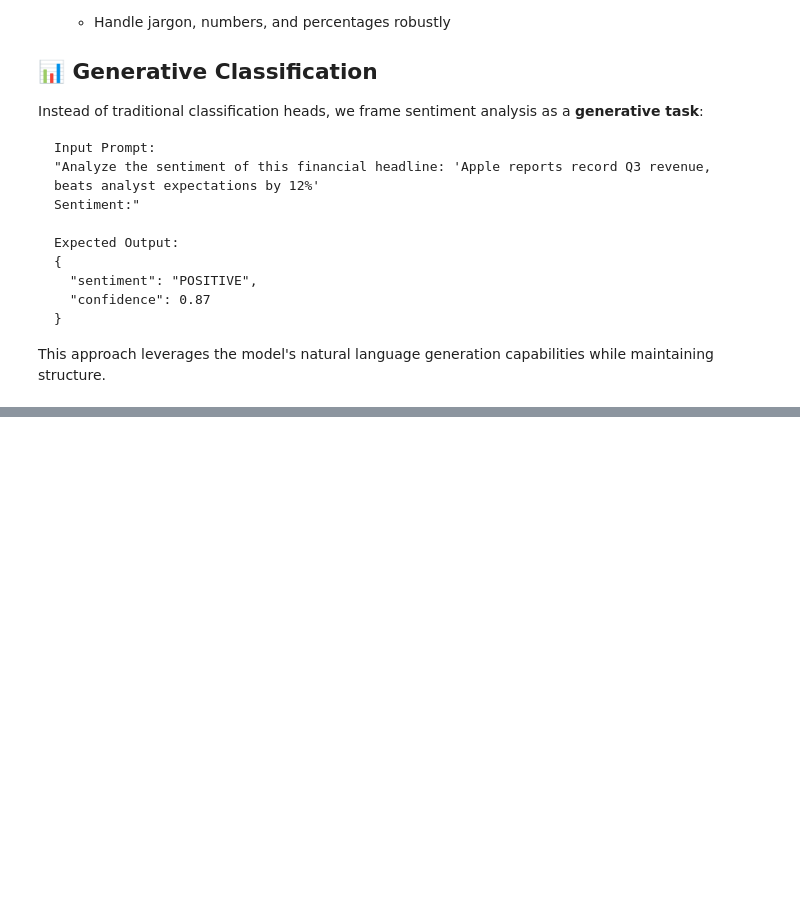
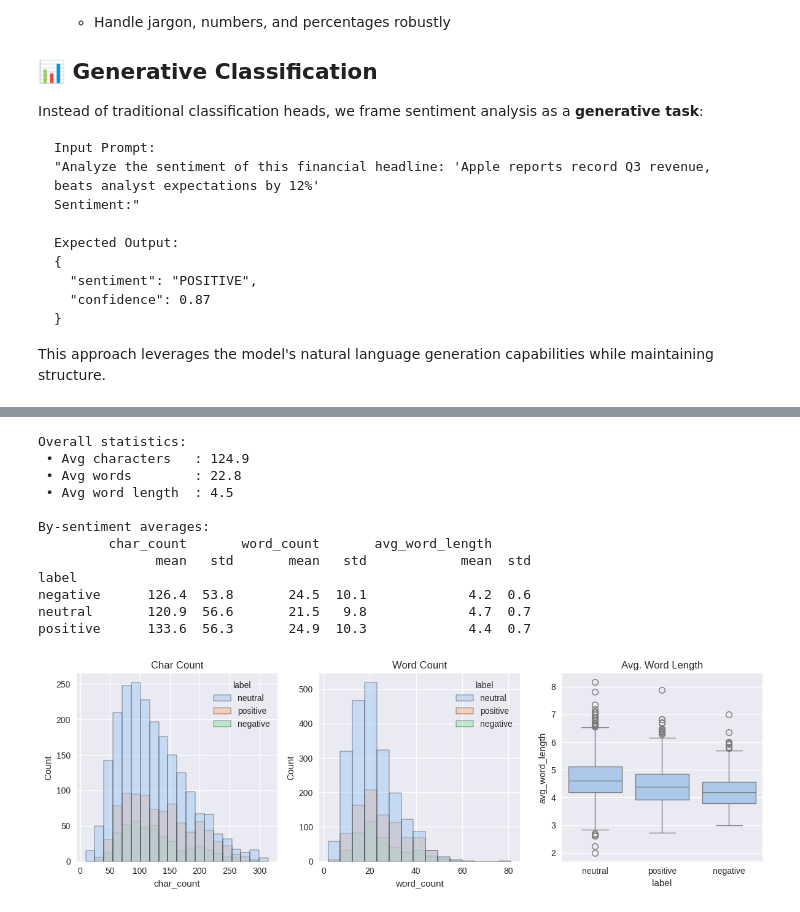
Before and after one commit to amanzoni1/Fine_Tuning, a Jupyter notebook: SFT_Gemma_7B_Instruct.ipynb, the cells around one changed output, grey strips where cells are left out. Saved outputs shown, nothing was run; the diff lists cells and outputs as text; code cells hidden in the pictures; blank space fills up the shorter version.

Commit message:
data analysis

```diff
--- a/SFT_Gemma_7B_Instruct.ipynb
+++ b/SFT_Gemma_7B_Instruct.ipynb
@@ -659,0 +116,14 @@ Make sure to have access to it at https://huggingface.co/google/gemma-7b-it.
+# %%
+# get the label names from the ClassLabel feature
+label_names = dataset.features["label"].names
+
+for label_id, label_name in enumerate(label_names):
+    print(f"\n{label_name.upper()} examples:")
+    # filter down to this label, then select the first 3
+    examples = (
+        dataset
+        .filter(lambda ex: ex["label"] == label_id)
+        .select(range(3))
+    )
+    for i, ex in enumerate(examples, start=1):
+        print(f"  {i}. {ex['sentence']}")
@@ -659,0 +179,48 @@ Make sure to have access to it at https://huggingface.co/google/gemma-7b-it.
+# %%
+df = pd.DataFrame(dataset)
+
+# Compute metrics
+df["char_count"]     = df["sentence"].str.len()
+df["word_count"]     = df["sentence"].str.split().str.len()
+df["avg_word_length"]= df["sentence"].apply(lambda s: np.mean([len(w) for w in s.split()]))
+
+# Print overall stats
+print("Overall statistics:")
+print(f" • Avg characters   : {df['char_count'].mean():.1f}")
+print(f" • Avg words        : {df['word_count'].mean():.1f}")
+print(f" • Avg word length  : {df['avg_word_length'].mean():.1f}")
+
+# Distribution by sentiment
+print("\nBy-sentiment averages:")
+stats = df.groupby(df["label"].map(lambda i: dataset.features["label"].names[i])) \
+           .agg({
+             "char_count":     ["mean","std"],
+             "word_count":     ["mean","std"],
+             "avg_word_length":["mean","std"]
+           }).round(1)
+print(stats)
+
+# Plotting
+fig, axes = plt.subplots(1, 3, figsize=(12, 4))
+sns.histplot(df, x="char_count",   hue=df["label"].map(lambda i: dataset.features["label"].names[i]),
+             kde=False, ax=axes[0], bins=20).set(title="Char Count")
+sns.histplot(df, x="word_count",   hue=df["label"].map(lambda i: dataset.features["label"].names[i]),
+             kde=False, ax=axes[1], bins=15).set(title="Word Count")
+sns.boxplot(x=df["label"].map(lambda i: dataset.features["label"].names[i]),
+            y="avg_word_length", data=df, ax=axes[2]).set(title="Avg. Word Length")
+plt.tight_layout()
+plt.show()
+# %% [output]
+Overall statistics:
+ • Avg characters   : 124.9
+ • Avg words        : 22.8
+ • Avg word length  : 4.5
+
+By-sentiment averages:
+         char_count       word_count       avg_word_length
+               mean   std       mean   std            mean  std
+label
+negative      126.4  53.8       24.5  10.1             4.2  0.6
+neutral       120.9  56.6       21.5   9.8             4.7  0.7
+positive      133.6  56.3       24.9  10.3             4.4  0.7
+[figure, added]
```
Also changed, not shown: parts of 37 cells of this notebook.
